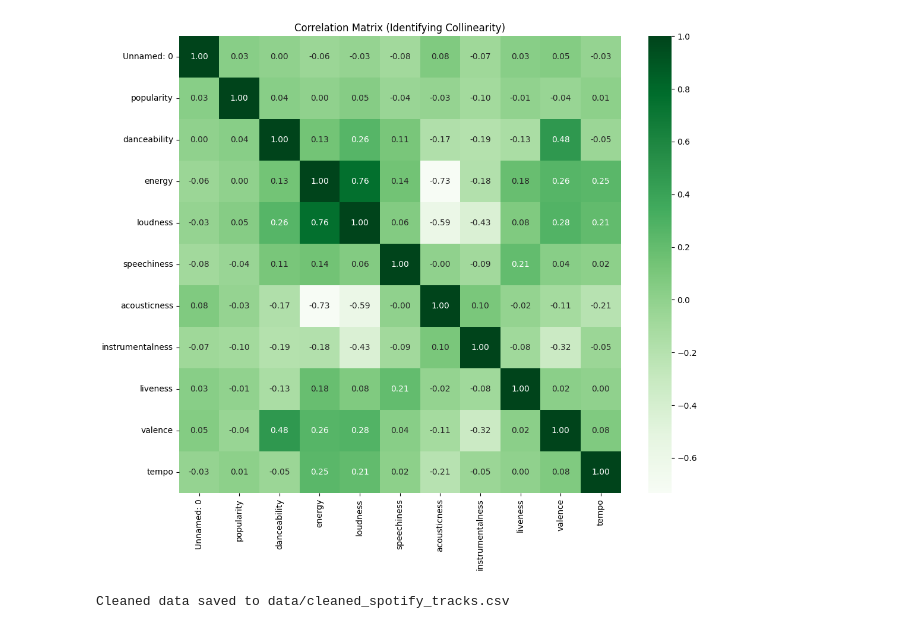
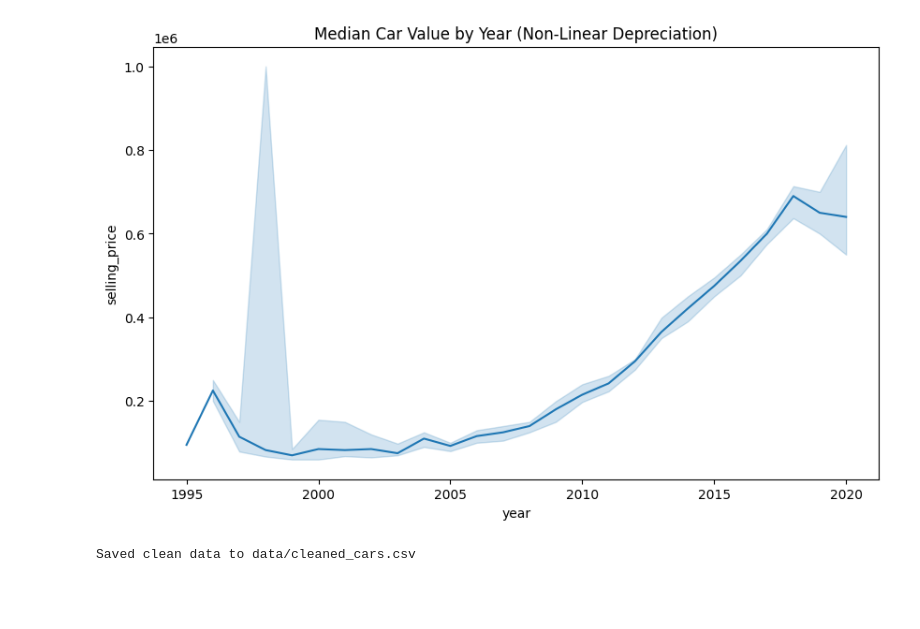
Before and after one commit to biradar-vilohith-patil/dtree-Reg, a Jupyter notebook: notebooks/eda.ipynb, the cells around one changed output. Cells and saved outputs as stored; diff of their text form; code cells hidden in the pictures; blank space fills up the shorter version.

```diff
--- a/notebooks/eda.ipynb
+++ b/notebooks/eda.ipynb
@@ -21,9 +0,0 @@ df_clean = df_raw.drop(columns=drop_cols, errors='ignore')
-# %%
-# 3. Correlation Analysis & Multi-collinearity Check
-plt.figure(figsize=(12, 10))
-numeric_cols = df_clean.select_dtypes(include=['float64', 'int64']).columns
-sns.heatmap(df_clean[numeric_cols].corr(), annot=True, cmap='Greens', fmt=".2f")
-plt.title("Correlation Matrix (Identifying Collinearity)")
-plt.show()
-# %% [output]
-[figure, removed]
@@ -38,10 +1,25 @@ df_clean['dance_energy_index'] = df_clean['danceability'] * df_clean['energy']
-# %%
-# 5. Save Cleaned Dataset for Production
-df_clean.to_csv('../data/cleaned_spotify_tracks.csv', index=False)
-print("Cleaned data saved to data/cleaned_spotify_tracks.csv")
-
-# 6. Pipeline Prototyping
-X = df_clean[['danceability', 'energy', 'valence', 'tempo', 'acousticness', 'dance_energy_index', 'track_genre']]
-y = df_clean['popularity']
-# %% [output]
-Cleaned data saved to data/cleaned_spotify_tracks.csv
+# %%
+import pandas as pd
+import numpy as np
+import seaborn as sns
+import matplotlib.pyplot as plt
+
+df_raw = pd.read_csv('../data/car_data_raw.csv')
+
+keep_cols = ['name', 'year', 'selling_price', 'km_driven', 'fuel', 'transmission']
+df_clean = df_raw[keep_cols].copy()
+
+q_low = df_clean['selling_price'].quantile(0.01)
+q_hi  = df_clean['selling_price'].quantile(0.99)
+df_clean = df_clean[(df_clean['selling_price'] < q_hi) & (df_clean['selling_price'] > q_low)]
+
+plt.figure(figsize=(10, 6))
+sns.lineplot(data=df_clean, x='year', y='selling_price', estimator=np.median)
+plt.title("Median Car Value by Year (Non-Linear Depreciation)")
+plt.show()
+
+df_clean.to_csv('../data/cleaned_cars.csv', index=False)
+print("Saved clean data to data/cleaned_cars.csv")
+# %% [output]
+[figure, added]
+Saved clean data to data/cleaned_cars.csv
```
Also changed, not shown: parts of 4 cells of this notebook, 10 other files.
